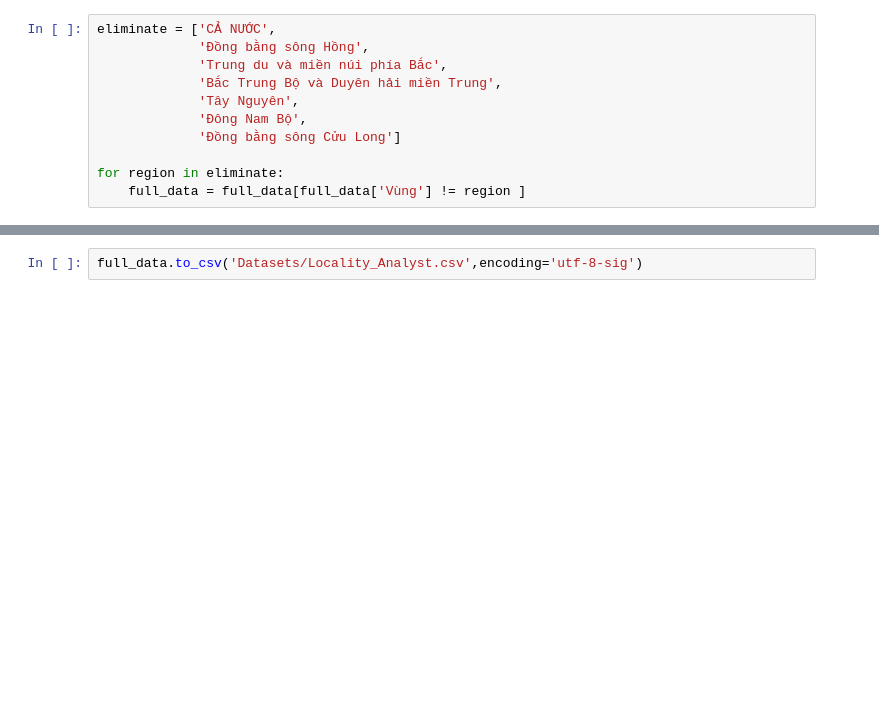
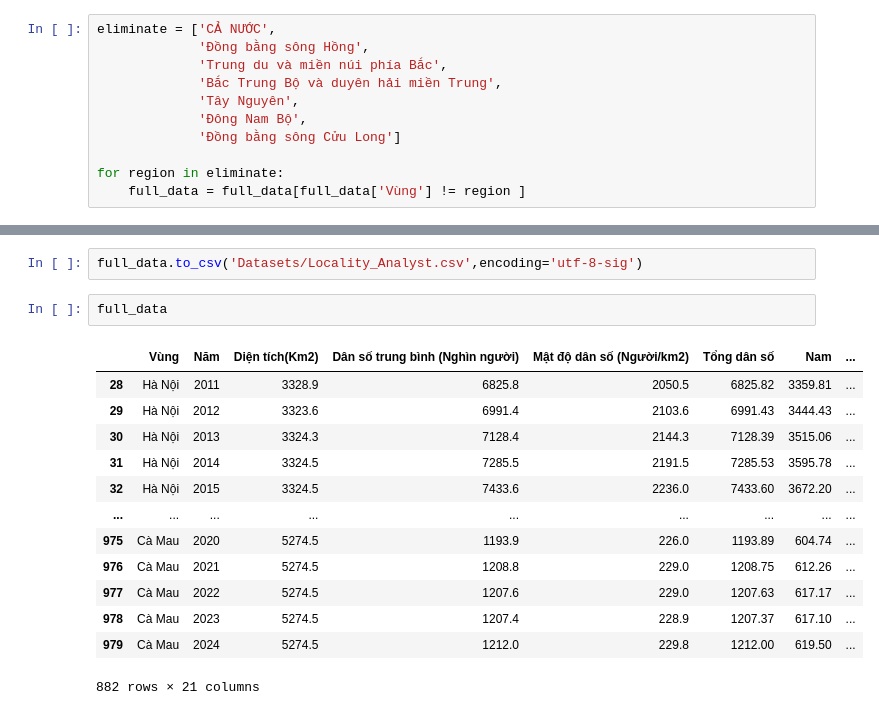
Before and after one commit to KhoiNguyen0000/Final, a Jupyter notebook: 01_Data_concated.ipynb, the cells around one changed output, grey strips where cells are left out. Drawn from its saved outputs; the diff is of its cells as text; blank space fills up the shorter version.

```diff
--- a/01_Data_concated.ipynb
+++ b/01_Data_concated.ipynb
@@ -87,10 +141,10 @@ LOẠI BỎ DỮ LIỆU CÓ VÙNG LÀ CẢ NƯỚC VÀ CÁC KHU VỰC TRONG DỮ
 eliminate = ['CẢ NƯỚC',
              'Đồng bằng sông Hồng',
              'Trung du và miền núi phía Bắc',
-             'Bắc Trung Bộ và Duyên hải miền Trung',
+             'Bắc Trung Bộ và duyên hải miền Trung',
              'Tây Nguyên',
-             'Ðông Nam Bộ',
-             'Ðồng bằng sông Cửu Long']
+             'Đông Nam Bộ',
+             'Đồng bằng sông Cửu Long']
 
 for region in eliminate:
     full_data = full_data[full_data['Vùng'] != region ]
@@ -98,3 +152,19 @@ for region in eliminate:
 LƯU DATA ĐÃ KẾT HỢP VÀ CHỈ CÒN LẠI 63 TỈNH THÀNH
 # %%
 full_data.to_csv('Datasets/Locality_Analyst.csv',encoding='utf-8-sig')
+# %%
+full_data
+# %% [output]
+|  | Vùng | Năm | Diện tích(Km2) | Dân số trung bình (Nghìn người) | Mật độ dân số (Người/km2) | Tổng dân số | Nam | ... |
+| 28 | Hà Nội | 2011 | 3328.9 | 6825.8 | 2050.5 | 6825.82 | 3359.81 | ... |
+| 29 | Hà Nội | 2012 | 3323.6 | 6991.4 | 2103.6 | 6991.43 | 3444.43 | ... |
+| 30 | Hà Nội | 2013 | 3324.3 | 7128.4 | 2144.3 | 7128.39 | 3515.06 | ... |
+| 31 | Hà Nội | 2014 | 3324.5 | 7285.5 | 2191.5 | 7285.53 | 3595.78 | ... |
+| 32 | Hà Nội | 2015 | 3324.5 | 7433.6 | 2236.0 | 7433.60 | 3672.20 | ... |
+| ... | ... | ... | ... | ... | ... | ... | ... | ... |
+| 975 | Cà Mau | 2020 | 5274.5 | 1193.9 | 226.0 | 1193.89 | 604.74 | ... |
+| 976 | Cà Mau | 2021 | 5274.5 | 1208.8 | 229.0 | 1208.75 | 612.26 | ... |
+| 977 | Cà Mau | 2022 | 5274.5 | 1207.6 | 229.0 | 1207.63 | 617.17 | ... |
+| 978 | Cà Mau | 2023 | 5274.5 | 1207.4 | 228.9 | 1207.37 | 617.10 | ... |
+| 979 | Cà Mau | 2024 | 5274.5 | 1212.0 | 229.8 | 1212.00 | 619.50 | ... |
+882 rows × 21 columns
```
Also changed, not shown: parts of 13 cells of this notebook, 24 other files.
